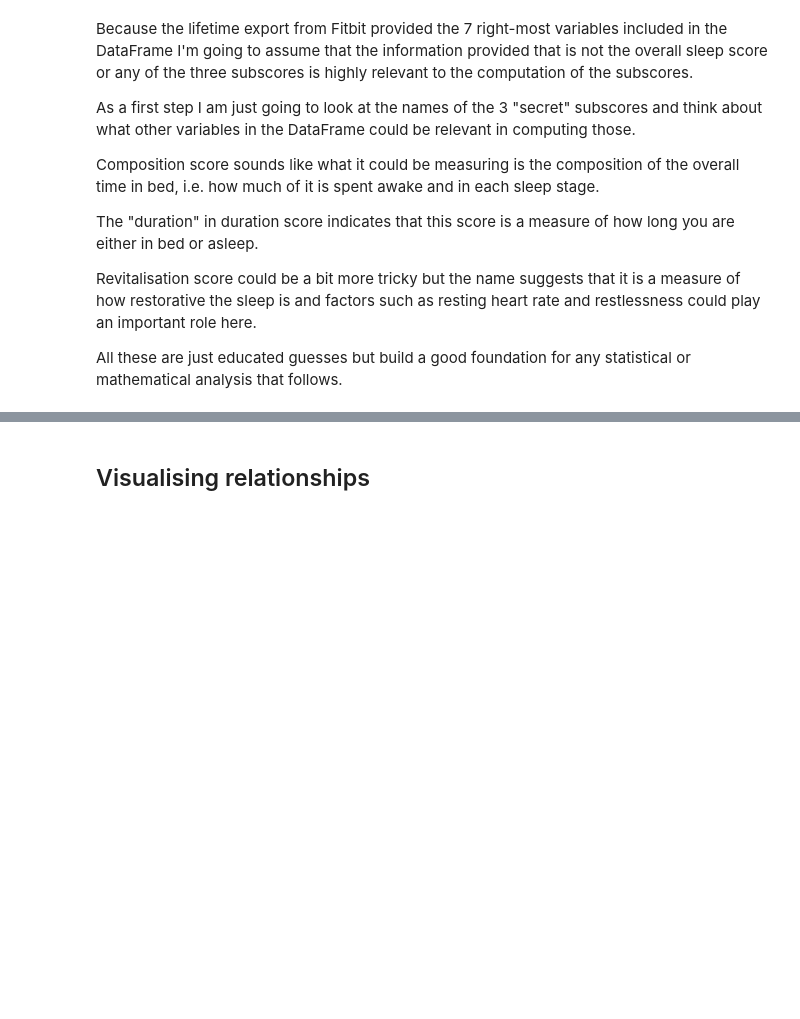
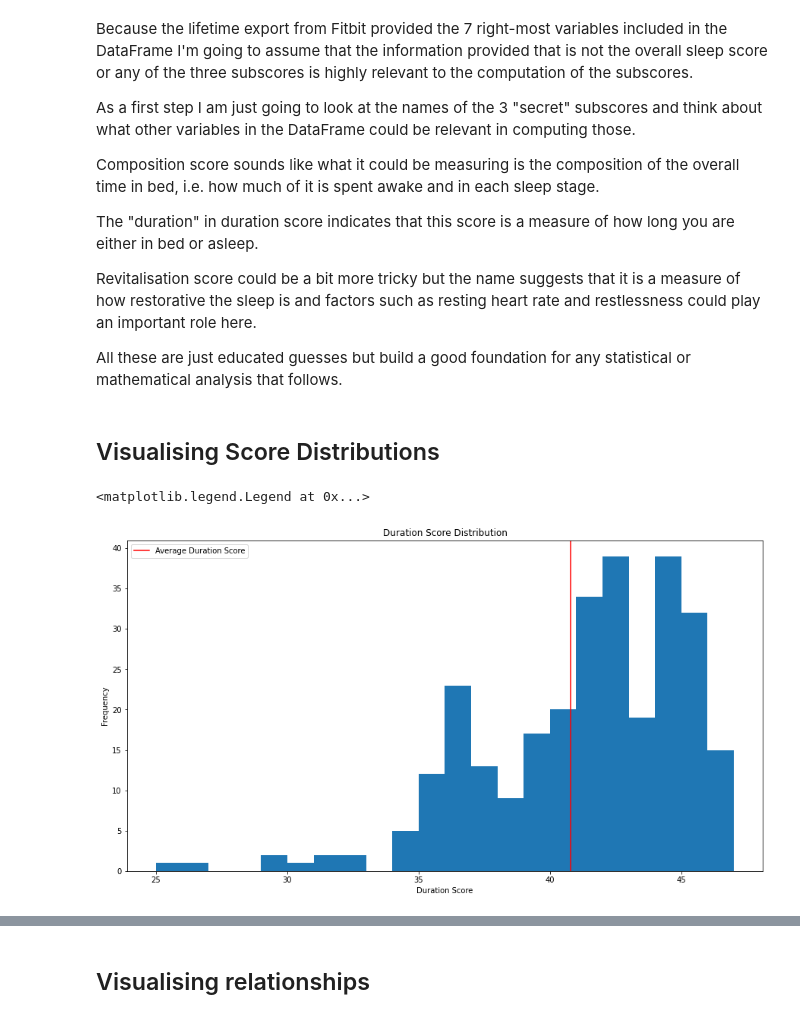
Before and after one commit to JoBe10/Fitbit-Sleep-Score, a Jupyter notebook: Sleep_Scores/Fitbit_Sleep_Score_Secret.ipynb, the cells around one changed output, grey strips where cells are left out. Saved outputs shown, nothing was run; the diff lists cells and outputs as text; code cells hidden in the pictures; blank space fills up the shorter version.

```diff
--- a/Sleep_Scores/Fitbit_Sleep_Score_Secret.ipynb
+++ b/Sleep_Scores/Fitbit_Sleep_Score_Secret.ipynb
@@ -94,3 +94,17 @@ The "duration" in duration score indicates that this score is a measure of how l
 Revitalisation score could be a bit more tricky but the name suggests that it is a measure of how restorative the sleep is and factors such as resting heart rate and restlessness could play an important role here.
 
 All these are just educated guesses but build a good foundation for any statistical or mathematical analysis that follows.
+# %% [markdown]
+## Visualising Score Distributions
+# %%
+# Plot the duration score distribution
+plt.figure(figsize=(15,8))
+plt.hist(sleep_data.duration_score, bins=int(max(sleep_data.duration_score) - min(sleep_data.duration_score)))
+plt.axvline(sleep_data.duration_score.mean(), color='r', label='Average Duration Score')
+plt.xlabel('Duration Score')
+plt.ylabel('Frequency')
+plt.title('Duration Score Distribution')
+plt.legend()
+# %% [output]
+<matplotlib.legend.Legend at 0x...>
+[figure, added]
```
Also changed, not shown: parts of 11 cells of this notebook, 2 other files.
